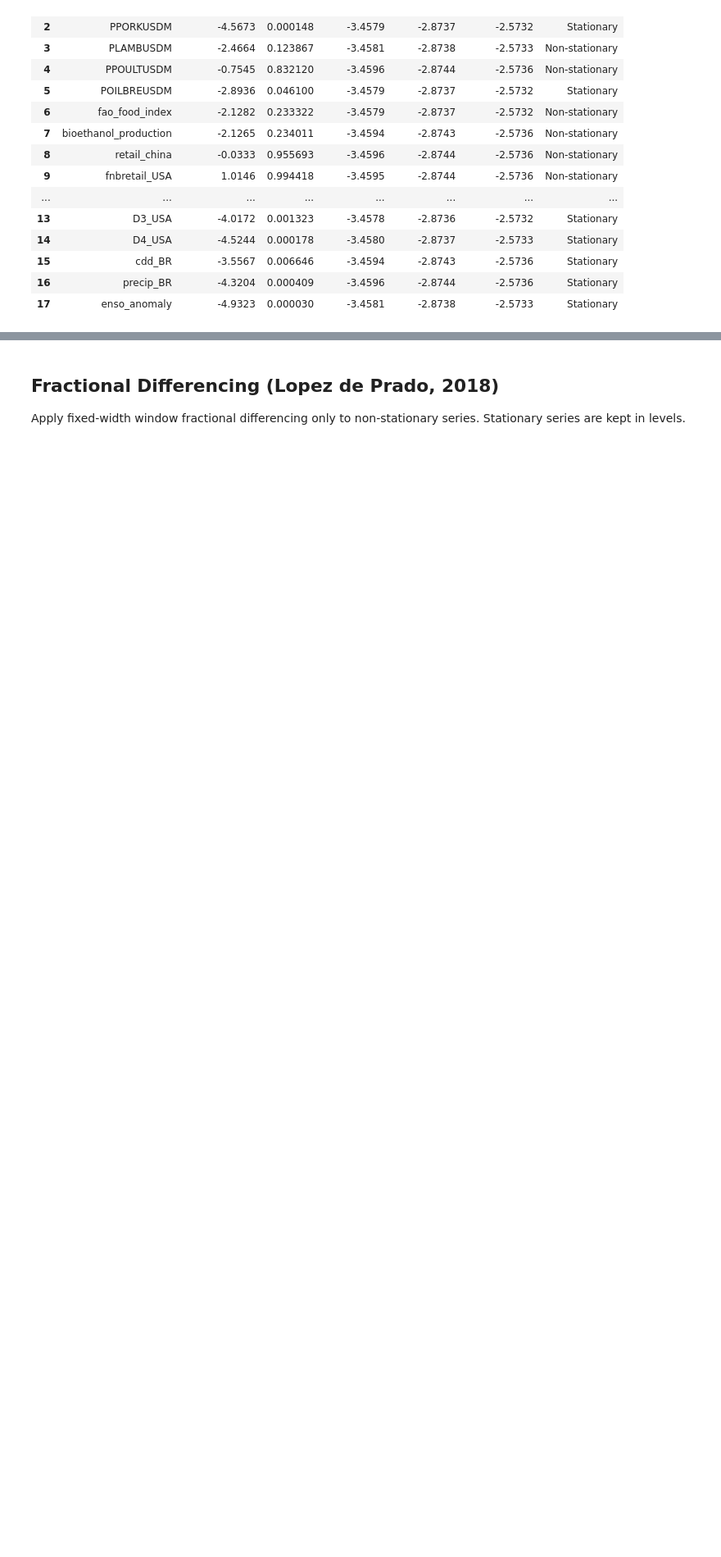
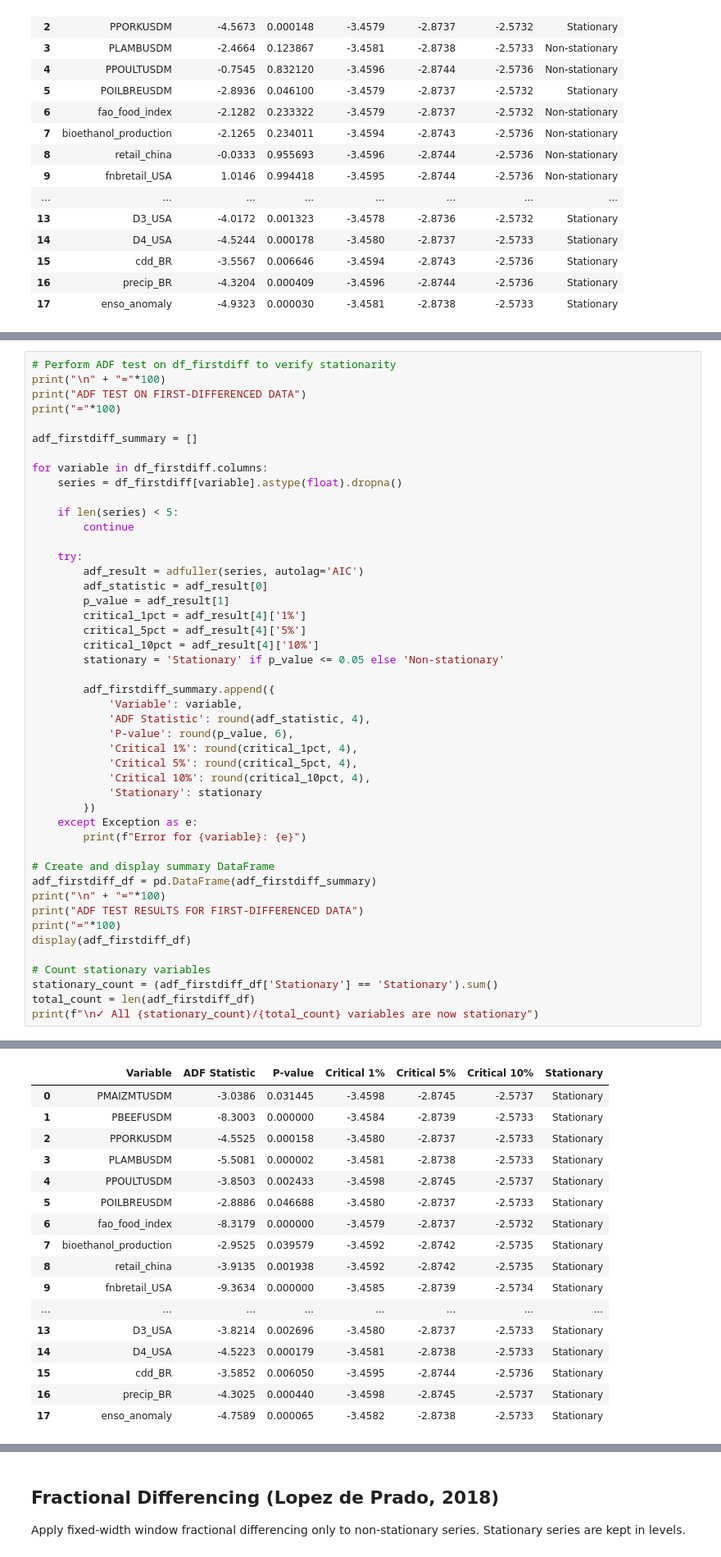
Before and after one commit to mnadhifh/ec4305report, a Jupyter notebook: src/data cleaning.ipynb, the cells around one changed output, grey strips where cells are left out. Shown at 82% size. Cells and saved outputs as stored; diff of their text form; blank space fills up the shorter version.

```diff
--- a/src/data cleaning.ipynb
+++ b/src/data cleaning.ipynb
@@ -316,0 +369,47 @@ ADF STATIONARITY TEST SUMMARY
+# %%
+# Perform ADF test on df_firstdiff to verify stationarity
+print("\n" + "="*100)
+print("ADF TEST ON FIRST-DIFFERENCED DATA")
+print("="*100)
+
+adf_firstdiff_summary = []
+
+for variable in df_firstdiff.columns:
+    series = df_firstdiff[variable].astype(float).dropna()
+
+    if len(series) < 5:
+        continue
+
+    try:
+        adf_result = adfuller(series, autolag='AIC')
+        adf_statistic = adf_result[0]
+        p_value = adf_result[1]
+        critical_1pct = adf_result[4]['1%']
+        critical_5pct = adf_result[4]['5%']
+        critical_10pct = adf_result[4]['10%']
+        stationary = 'Stationary' if p_value <= 0.05 else 'Non-stationary'
+
+        adf_firstdiff_summary.append({
+            'Variable': variable,
+            'ADF Statistic': round(adf_statistic, 4),
+            'P-value': round(p_value, 6),
+            'Critical 1%': round(critical_1pct, 4),
+            'Critical 5%': round(critical_5pct, 4),
+            'Critical 10%': round(critical_10pct, 4),
+            'Stationary': stationary
+        })
+    except Exception as e:
+        print(f"Error for {variable}: {e}")
+
+# Create and display summary DataFrame
+adf_firstdiff_df = pd.DataFrame(adf_firstdiff_summary)
+print("\n" + "="*100)
+print("ADF TEST RESULTS FOR FIRST-DIFFERENCED DATA")
+print("="*100)
+display(adf_firstdiff_df)
+
+# Count stationary variables
+stationary_count = (adf_firstdiff_df['Stationary'] == 'Stationary').sum()
+total_count = len(adf_firstdiff_df)
+print(f"\n✓ All {stationary_count}/{total_count} variables are now stationary")
+# %% [output]
@@ -316,0 +423,17 @@ ADF STATIONARITY TEST SUMMARY
+|  | Variable | ADF Statistic | P-value | Critical 1% | Critical 5% | Critical 10% | Stationary |
+| 0 | PMAIZMTUSDM | -3.0386 | 0.031445 | -3.4598 | -2.8745 | -2.5737 | Stationary |
+| 1 | PBEEFUSDM | -8.3003 | 0.000000 | -3.4584 | -2.8739 | -2.5733 | Stationary |
+| 2 | PPORKUSDM | -4.5525 | 0.000158 | -3.4580 | -2.8737 | -2.5733 | Stationary |
+| 3 | PLAMBUSDM | -5.5081 | 0.000002 | -3.4581 | -2.8738 | -2.5733 | Stationary |
+| 4 | PPOULTUSDM | -3.8503 | 0.002433 | -3.4598 | -2.8745 | -2.5737 | Stationary |
+| 5 | POILBREUSDM | -2.8886 | 0.046688 | -3.4580 | -2.8737 | -2.5733 | Stationary |
+| 6 | fao_food_index | -8.3179 | 0.000000 | -3.4579 | -2.8737 | -2.5732 | Stationary |
+| 7 | bioethanol_production | -2.9525 | 0.039579 | -3.4592 | -2.8742 | -2.5735 | Stationary |
+| 8 | retail_china | -3.9135 | 0.001938 | -3.4592 | -2.8742 | -2.5735 | Stationary |
+| 9 | fnbretail_USA | -9.3634 | 0.000000 | -3.4585 | -2.8739 | -2.5734 | Stationary |
+| ... | ... | ... | ... | ... | ... | ... | ... |
+| 13 | D3_USA | -3.8214 | 0.002696 | -3.4580 | -2.8737 | -2.5733 | Stationary |
+| 14 | D4_USA | -4.5223 | 0.000179 | -3.4581 | -2.8738 | -2.5733 | Stationary |
+| 15 | cdd_BR | -3.5852 | 0.006050 | -3.4595 | -2.8744 | -2.5736 | Stationary |
+| 16 | precip_BR | -4.3025 | 0.000440 | -3.4598 | -2.8745 | -2.5737 | Stationary |
+| 17 | enso_anomaly | -4.7589 | 0.000065 | -3.4582 | -2.8738 | -2.5733 | Stationary |
```
Also changed, not shown: parts of 5 cells of this notebook, 1 other file.
